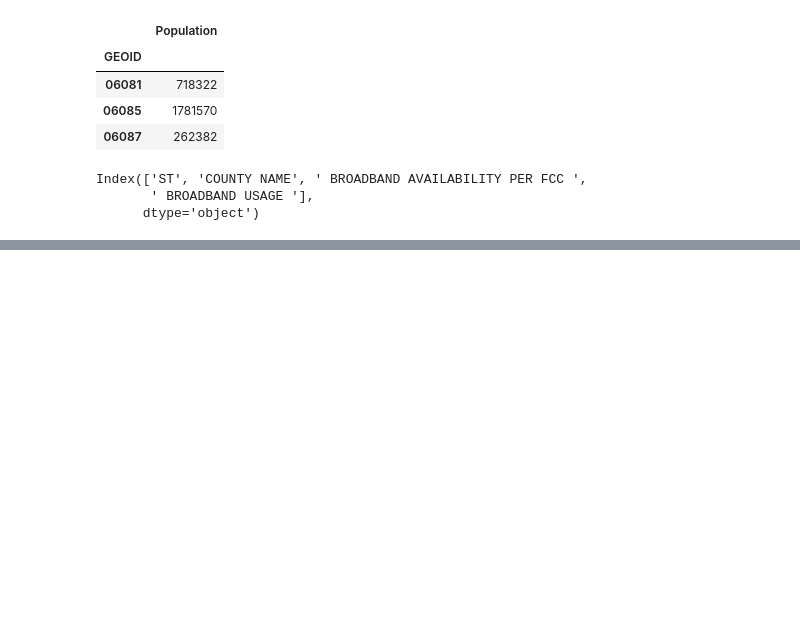
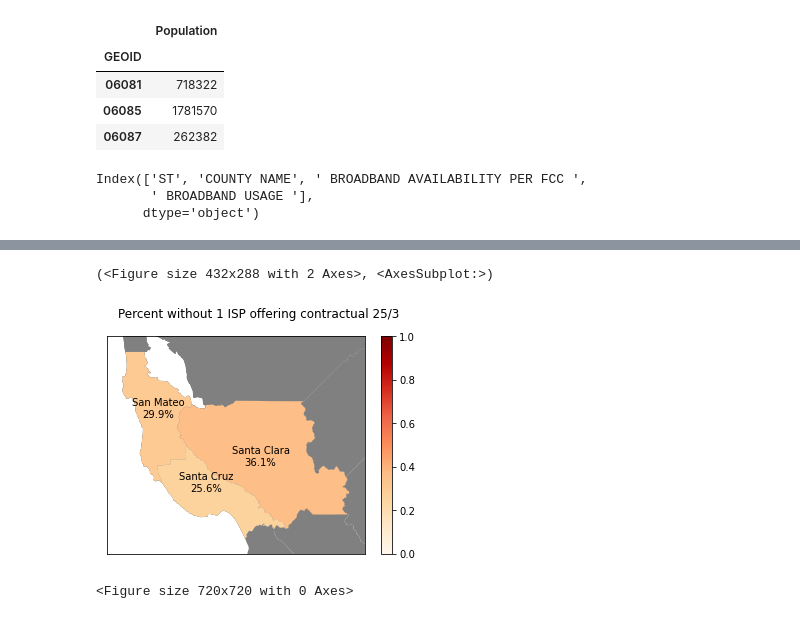
Before and after one commit to Bipartisan-Policy-Center/BPC_BroadbandGIS, a Jupyter notebook: Broadband_Coverage.ipynb, the cells around one changed output, grey strips where cells are left out. Cells and saved outputs as stored; diff of their text form; code cells hidden in the pictures; blank space fills up the shorter version.

Commit message:
Percentage Maps

```diff
--- a/Broadband_Coverage.ipynb
+++ b/Broadband_Coverage.ipynb
@@ -503,0 +490,43 @@ https://stamen-tiles-a.a.ssl.fastly.net/terrain/18/41807/101760.png
+# %%
+#get lims from what we care about right now, the congressional district
+buffer = 10000
+bboxes = county_data[~pd.isna(county_data['PctLacking_25/3'])].geometry.bounds
+xrange_ = min(bboxes['minx']) - buffer, max(bboxes['maxx']) + buffer
+yrange_ = min(bboxes['miny']) - buffer, max(bboxes['maxy']) + buffer
+# %%
+def map_congressional_district(base_geo, var_geo, variable, title, path_out = None):
+
+    import matplotlib.pyplot as plt
+
+    fig, ax = plt.subplots()
+    ax.set_aspect('equal')
+
+    ax.set_ylim(yrange_)
+    ax.set_xlim(xrange_)
+
+    base_geo = base_geo.to_crs(var_geo.crs)
+
+    base_geo.plot(ax = ax, figsize = (10,10), color = 'grey')
+    var_geo.plot(variable,
+                figsize = (10,10),
+                legend=True,
+                ax = ax,
+                vmin = 0,
+                vmax = 1,
+                cmap = 'OrRd')
+
+    for idx, row in var_geo.iterrows():
+        if not pd.isna(row[variable]):
+            rep_point = row['geometry'].representative_point().coords[:][0]
+            plt.annotate(text=row['NAME'] + '\n{:.1%}'.format(row[variable]),
+                        xy=rep_point,
+                        horizontalalignment='center',
+                        color='black')
+
+    plt.figure(figsize=(10,10))
+    ax.xaxis.set_visible(False)
+    ax.yaxis.set_visible(False)
+    fig.suptitle(title)
+    if path_out:
+        plt.savefig(path_out)
+    return fig, ax
@@ -503,0 +541,6 @@ https://stamen-tiles-a.a.ssl.fastly.net/terrain/18/41807/101760.png
+# %%
+map_congressional_district(county_geo, county_data, 'PctLacking_25/3', 'Percent of constituents without \n1 ISP offering contractual 25/3')
+# %% [output]
+(<Figure size 432x288 with 2 Axes>, <AxesSubplot:>)
+[figure, added]
+<Figure size 720x720 with 0 Axes>
```
Also changed, not shown: parts of 18 cells of this notebook.
